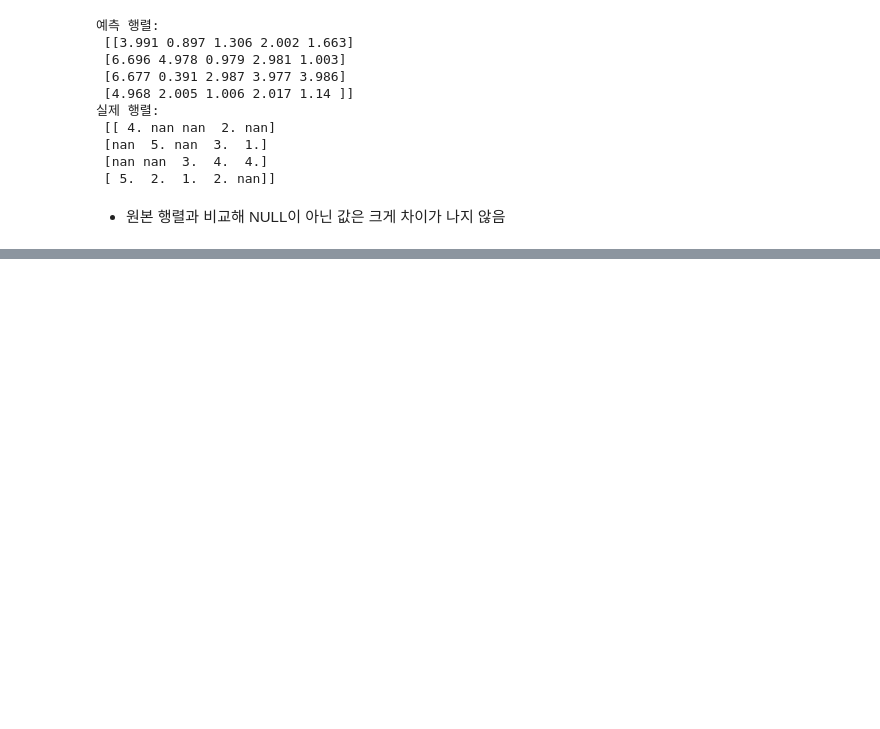
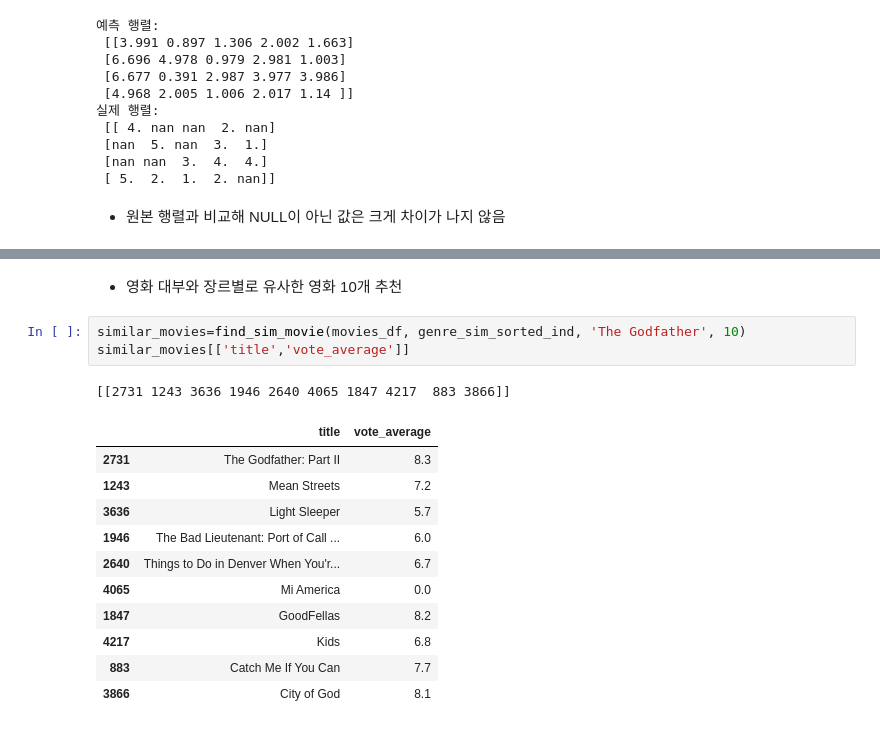
Before and after one commit to seodalzzz/ESAA, a Jupyter notebook: Python_MachineLearning_CHAP09.ipynb, the cells around one changed output, grey strips where cells are left out. Drawn from its saved outputs; the diff is of its cells as text; blank space fills up the shorter version.

```diff
--- a/Python_MachineLearning_CHAP09.ipynb
+++ b/Python_MachineLearning_CHAP09.ipynb
@@ -231,0 +342,18 @@ print('실제 행렬:\n', R)
+# %% [markdown]
+* 영화 대부와 장르별로 유사한 영화 10개 추천
+# %%
+similar_movies=find_sim_movie(movies_df, genre_sim_sorted_ind, 'The Godfather', 10)
+similar_movies[['title','vote_average']]
+# %% [output]
+[[2731 1243 3636 1946 2640 4065 1847 4217  883 3866]]
+|  | title | vote_average |
+| 2731 | The Godfather: Part II | 8.3 |
+| 1243 | Mean Streets | 7.2 |
+| 3636 | Light Sleeper | 5.7 |
+| 1946 | The Bad Lieutenant: Port of Call ... | 6.0 |
+| 2640 | Things to Do in Denver When You'r... | 6.7 |
+| 4065 | Mi America | 0.0 |
+| 1847 | GoodFellas | 8.2 |
+| 4217 | Kids | 6.8 |
+| 883 | Catch Me If You Can | 7.7 |
+| 3866 | City of God | 8.1 |
```
Also changed, not shown: parts of 38 cells of this notebook.
